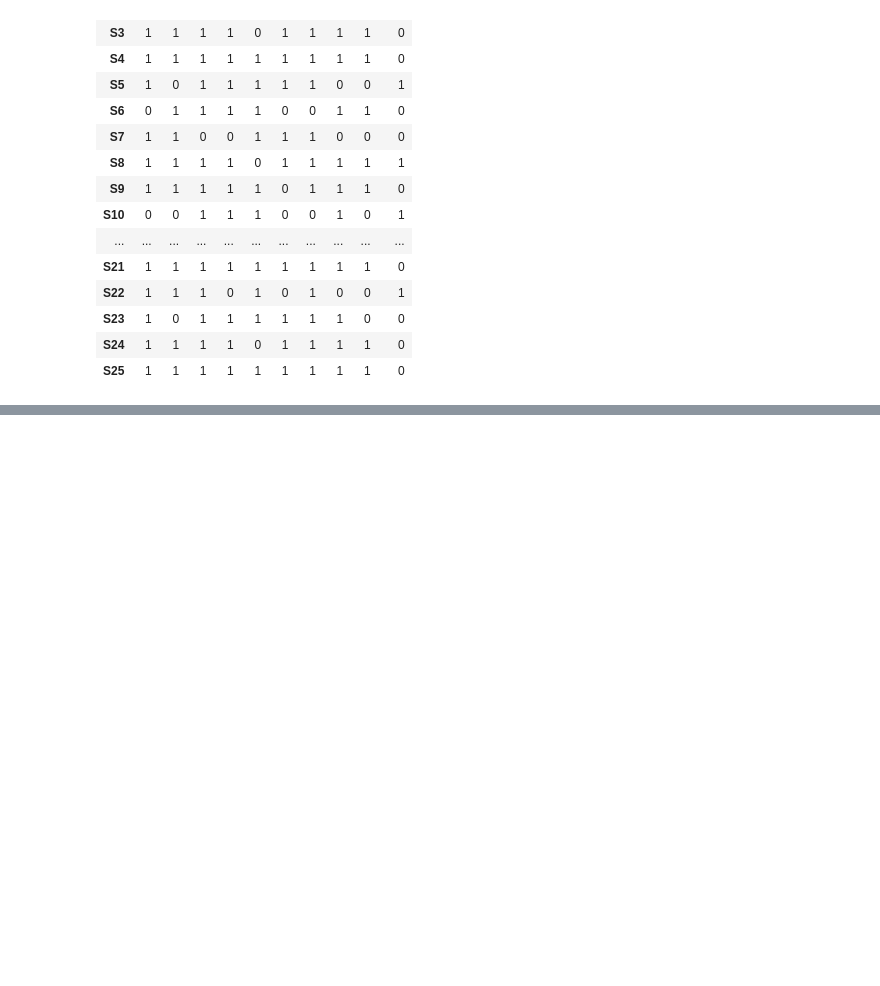
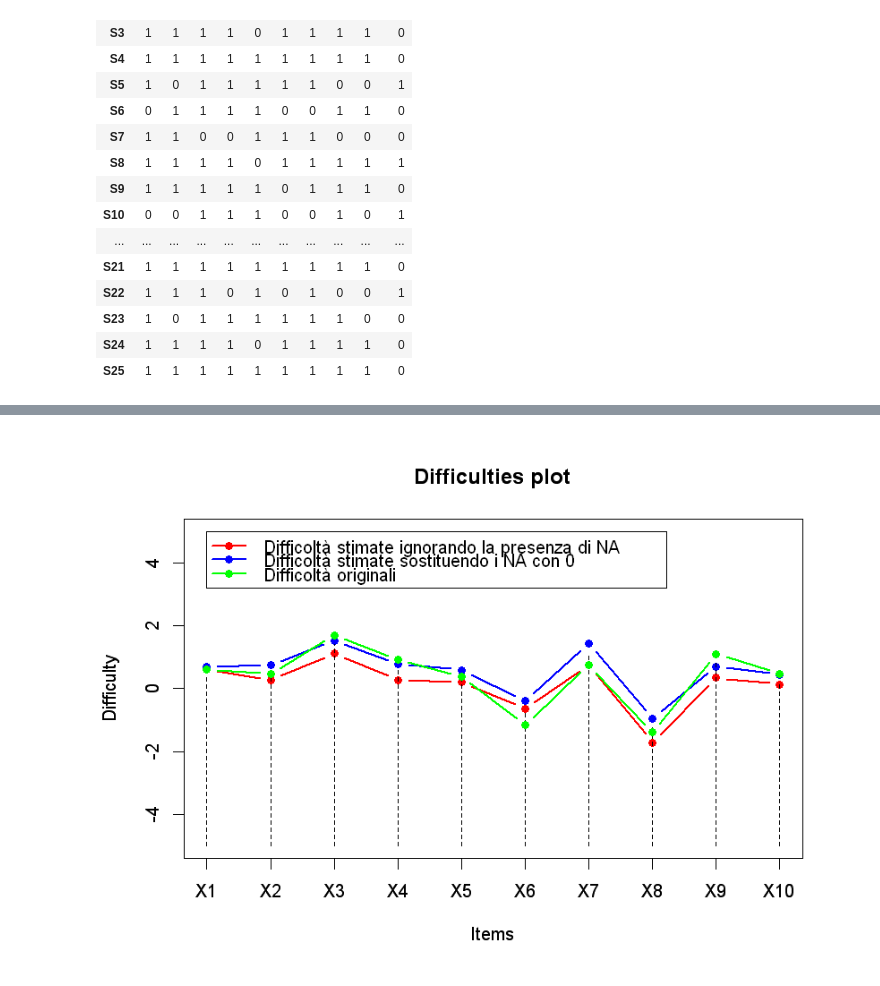
Before and after one commit to MarcoCordoni95/TesiTriennale-ItemResponseTheory, a Jupyter notebook: IRT.ipynb, the cells around one changed output, grey strips where cells are left out. Drawn from its saved outputs; the diff is of its cells as text; code cells hidden in the pictures; blank space fills up the shorter version.

```diff
--- a/IRT.ipynb
+++ b/IRT.ipynb
@@ -537 +494,29 @@ sessions
+# %%
+# Definisco il numero di items, numero di studenti, quante estrazioni effettuare e la probabilità di rimpiazzare gli 0 con NA
+numItems <- 10
+numStudents <- 30
+bootStrapVal <- 20
+prob <- 0.2
+
+# Genero randomicamente difficolà e abilità
+diff <- rnorm(numItems)
+abil <- rnorm(numStudents)
+
+# Genero la tabella dicotomica e vi appli il bootstrapping
+gd <- generateDichot(diff, abil)
+gdNA <- replaceRandomZeroWithNA(gd, prob)
+gdNA <- bootstrapping(gdNA, numStudents * bootStrapVal)
+# %%
+estDiffNULL <- estimateDifficultiesDichotOneDiscrim(gdNA)
+estDiffZero <- estimateDifficultiesDichotOneDiscrim(replaceNaWithZero(gdNA))
+
+# Visualizzo e confronto i grafici relativi alle difficoltà stimate nei 2 modi: mantenendo i NA e ignorandoli e sostituendoli con 0
+plotDifficultiesDichot(gdNA, estDiffNULL)
+par(new = TRUE)
+plotDifficultiesDichot(gdNA, estDiffZero, color = "blue")
+par(new = TRUE)
+plotDifficultiesDichot(gdNA, diff, color = "green")
+legend(1, 10, legend=c("Difficoltà stimate ignorando la presenza di NA", "Difficoltà stimate sostituendo i NA con 0", "Difficoltà originali"), col=c("red", "blue", "green"), lty=1, cex=1, lwd=2, pch=16)
+# %% [output]
+[figure, added]
 # %%
```
Also changed, not shown: parts of 24 cells of this notebook, 1 other file.
